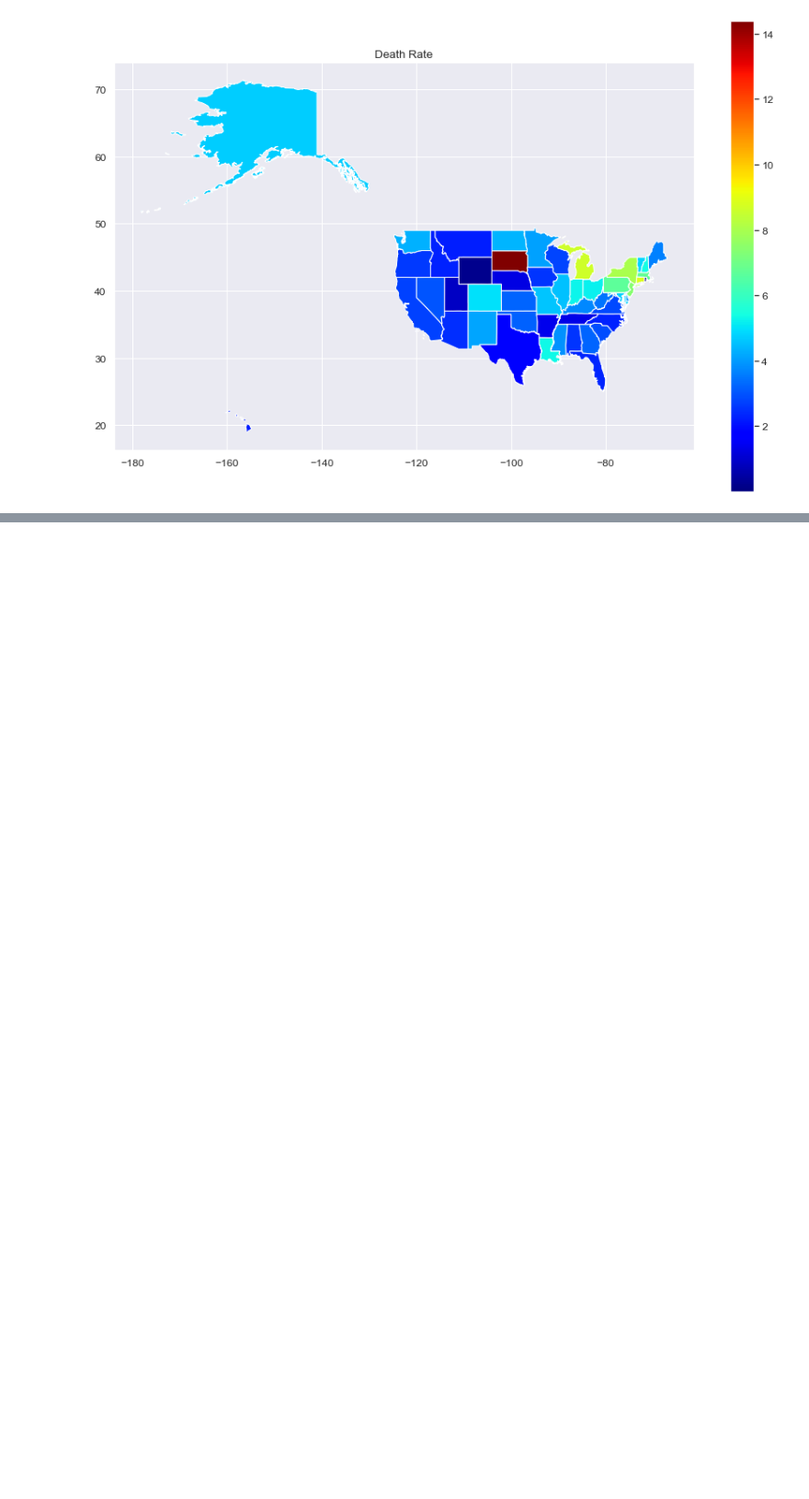
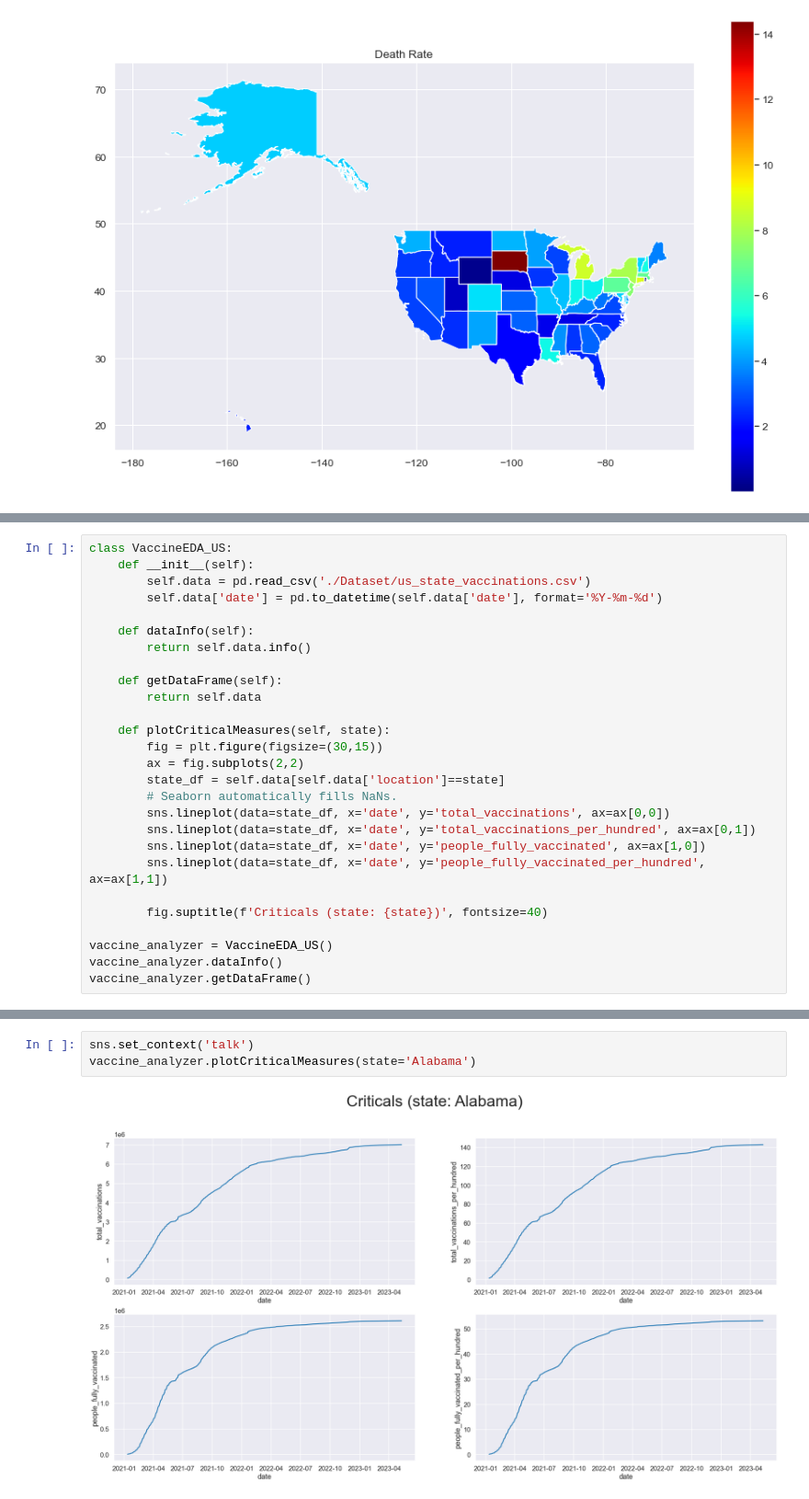
Before and after one commit to Mohammad8921/Corona-EDA, a Jupyter notebook: US-EDA.ipynb, the cells around one changed output, grey strips where cells are left out. Shown at 92% size. Saved outputs shown, nothing was run; the diff lists cells and outputs as text; blank space fills up the shorter version.

```diff
--- a/US-EDA.ipynb
+++ b/US-EDA.ipynb
@@ -162,0 +167,27 @@ analyzer.plotDeathRateMap()
+# %%
+class VaccineEDA_US:
+    def __init__(self):
+        self.data = pd.read_csv('./Dataset/us_state_vaccinations.csv')
+        self.data['date'] = pd.to_datetime(self.data['date'], format='%Y-%m-%d')
+
+    def dataInfo(self):
+        return self.data.info()
+
+    def getDataFrame(self):
+        return self.data
+
+    def plotCriticalMeasures(self, state):
+        fig = plt.figure(figsize=(30,15))
+        ax = fig.subplots(2,2)
+        state_df = self.data[self.data['location']==state]
+        # Seaborn automatically fills NaNs.
+        sns.lineplot(data=state_df, x='date', y='total_vaccinations', ax=ax[0,0])
+        sns.lineplot(data=state_df, x='date', y='total_vaccinations_per_hundred', ax=ax[0,1])
+        sns.lineplot(data=state_df, x='date', y='people_fully_vaccinated', ax=ax[1,0])
+        sns.lineplot(data=state_df, x='date', y='people_fully_vaccinated_per_hundred', ax=ax[1,1])
+
+        fig.suptitle(f'Criticals (state: {state})', fontsize=40)
+
+vaccine_analyzer = VaccineEDA_US()
+vaccine_analyzer.dataInfo()
+vaccine_analyzer.getDataFrame()
@@ -162,0 +225,5 @@ analyzer.plotDeathRateMap()
+# %%
+sns.set_context('talk')
+vaccine_analyzer.plotCriticalMeasures(state='Alabama')
+# %% [output]
+[figure, added]
```
Also changed, not shown: parts of 8 cells of this notebook.
